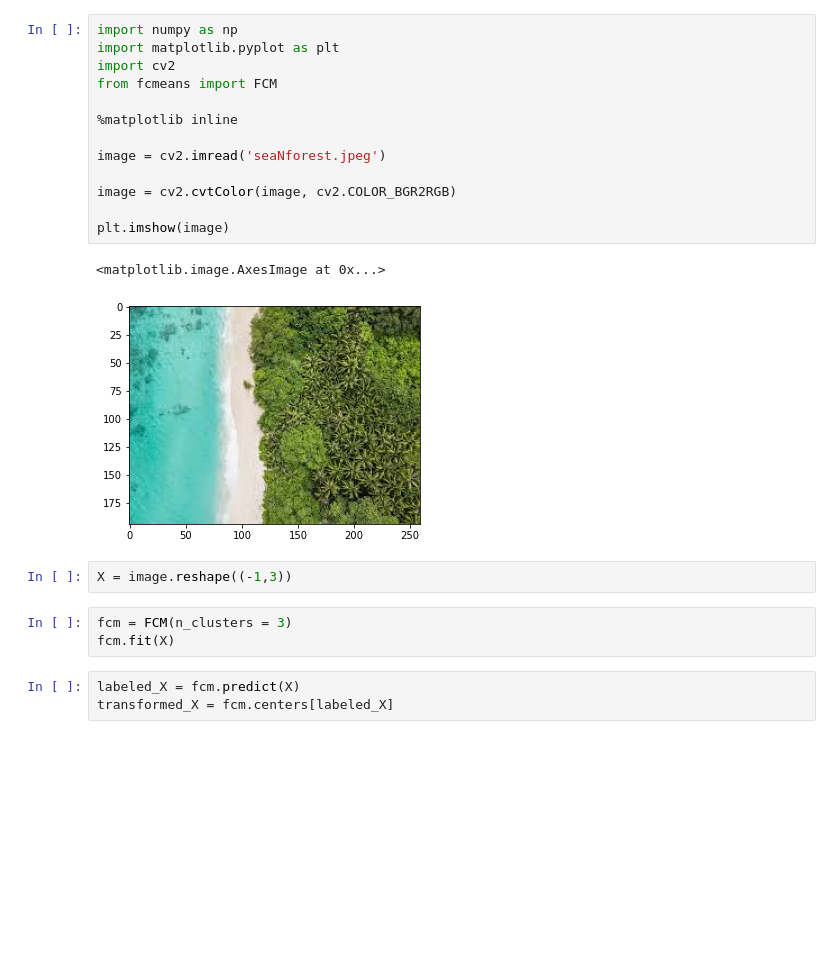
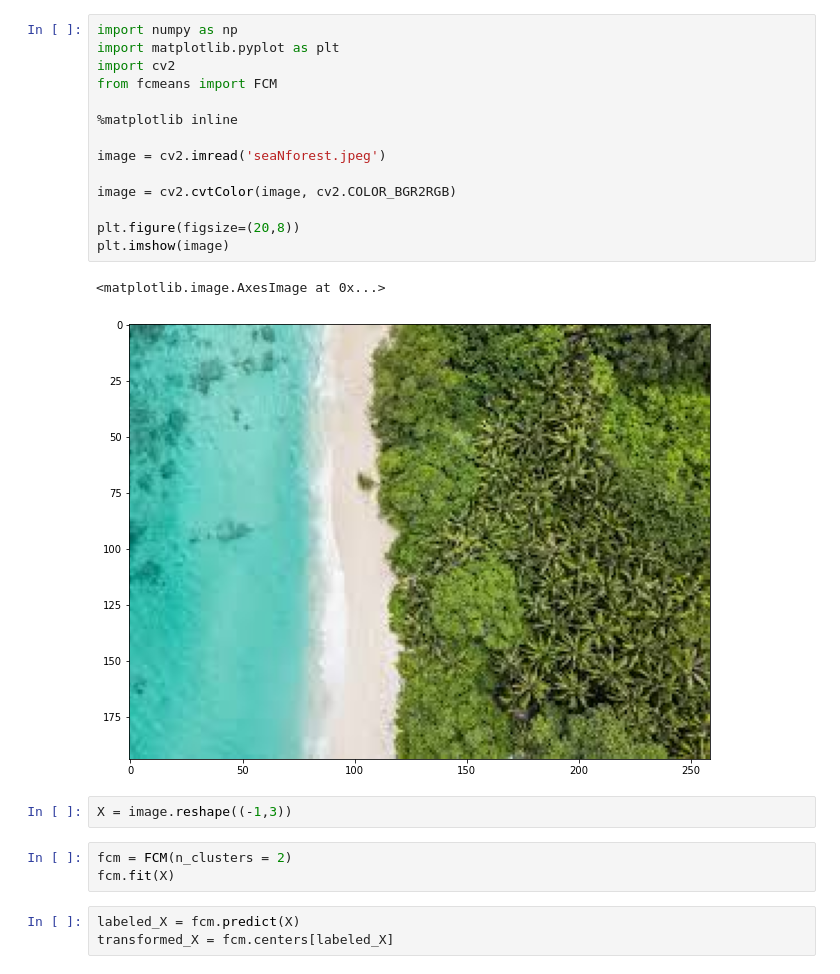
Before and after one commit to SOUMOJIT-CHAKRABORTY/Image-Processing, a Jupyter notebook: Fuzzy_cmeans.ipynb, the cells around one changed output. Saved outputs shown, nothing was run; the diff lists cells and outputs as text; blank space fills up the shorter version.

```diff
--- a/Fuzzy_cmeans.ipynb
+++ b/Fuzzy_cmeans.ipynb
@@ -1,23 +1,24 @@
 # %%
 import numpy as np
 import matplotlib.pyplot as plt
 import cv2
 from fcmeans import FCM
 
 %matplotlib inline
 
 image = cv2.imread('seaNforest.jpeg')
 
 image = cv2.cvtColor(image, cv2.COLOR_BGR2RGB)
 
+plt.figure(figsize=(20,8))
 plt.imshow(image)
 # %% [output]
 <matplotlib.image.AxesImage at 0x...>
-[figure, old version]
+[figure, new version]
 # %%
 X = image.reshape((-1,3))
 # %%
-fcm = FCM(n_clusters = 3)
+fcm = FCM(n_clusters = 2)
 fcm.fit(X)
 # %%
 labeled_X = fcm.predict(X)
```
Also changed, not shown: parts of 1 cell of this notebook, 1 other file.
